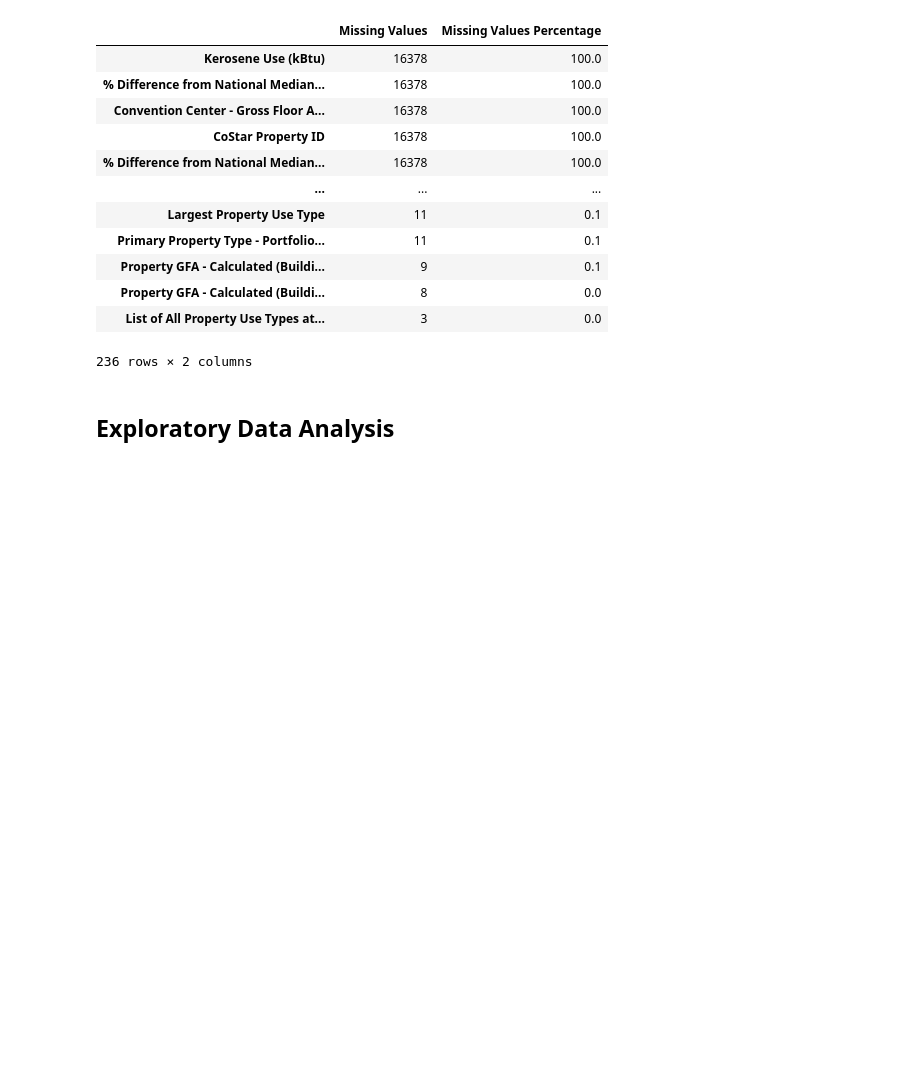
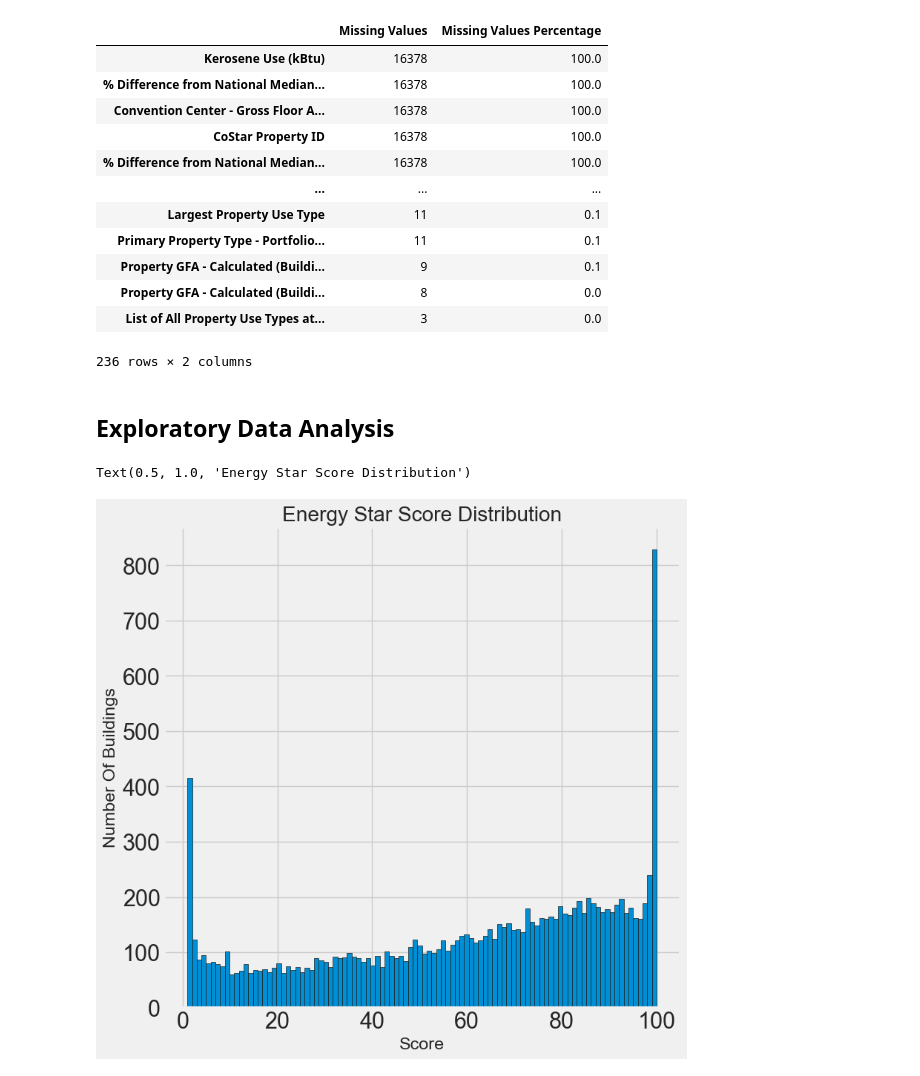
Before and after one commit to kaan4dev/energyUsagePredition, a Jupyter notebook: ml.ipynb, the cells around one changed output. Cells and saved outputs as stored; diff of their text form; code cells hidden in the pictures; blank space fills up the shorter version.

```diff
--- a/ml.ipynb
+++ b/ml.ipynb
@@ -111,3 +111,18 @@ There are 236 columns that have missing values.
 236 rows × 2 columns
 # %% [markdown]
 ## Exploratory Data Analysis
+# %%
+plt.figure(figsize(8,8))
+
+df = df.rename(columns = {'ENERGY STAR Score': 'score'})
+
+plt.style.use('fivethirtyeight')
+
+plt.hist(df['score'].dropna(), bins= 100, edgecolor = 'k')
+
+plt.xlabel('Score')
+plt.ylabel('Number Of Buildings')
+plt.title('Energy Star Score Distribution')
+# %% [output]
+Text(0.5, 1.0, 'Energy Star Score Distribution')
+[figure, added]
```
Also changed, not shown: parts of 7 cells of this notebook.
